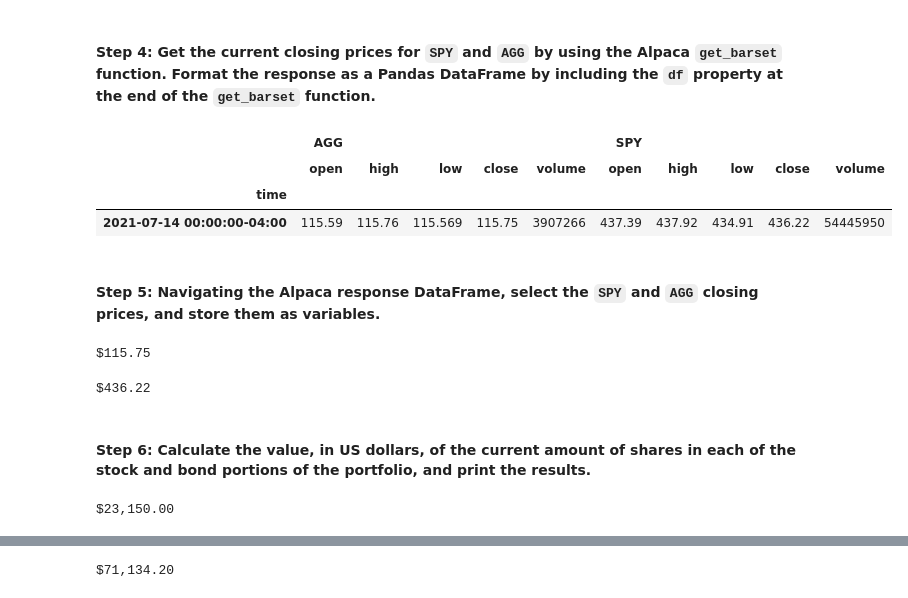
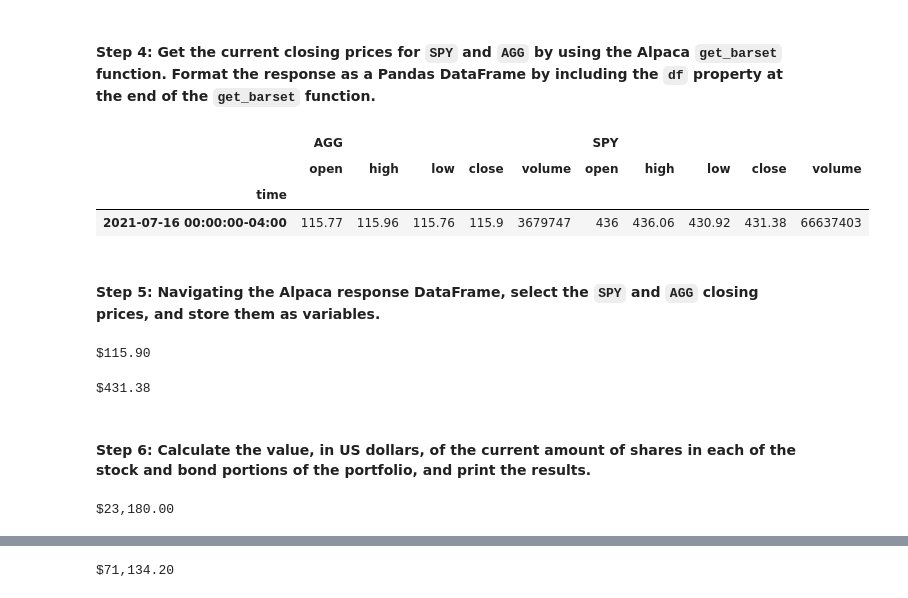
Before and after one commit to pentius00/05_Financial_Planner, a Jupyter notebook: financial_planning_tools.ipynb, the cells around one changed output, grey strips where cells are left out. Saved outputs shown, nothing was run; the diff lists cells and outputs as text; code cells hidden in the pictures.

Commit message:
update portfolio value calculation using yesterday's date

```diff
--- a/financial_planning_tools.ipynb
+++ b/financial_planning_tools.ipynb
@@ -208,9 +208,10 @@ tickers = ['SPY', 'AGG']
 
 # Set timeframe to 1D
 timeframe = '1D'
-# Format current date as ISO format
-# Set both the start and end date at the date of your prior weekday
 # This will give you the closing price of the previous trading day
-# Alternatively you can use a start and end date of 2020-08-07
-start_date = pd.Timestamp('2021-07-14', tz='America/New_York').isoformat()
-end_date = pd.Timestamp('2021-07-14', tz='America/New_York').isoformat()
+
+today = dt.datetime.now()
+offset = max(1, (today.weekday() + 6) % 7 -3)
+timedelta = dt.timedelta(offset)
+most_recent = today - timedelta
+print(most_recent)
@@ -219,14 +222,15 @@ end_date = pd.Timestamp('2021-07-14', tz='America/New_York').isoformat()
 # %%
 # Use the Alpaca get_barset function to get current closing prices the portfolio
 # Be sure to set the `df` property after the function to format the response object as a DataFrame
-prices_df = alpaca.get_barset(tickers, timeframe=timeframe, start=start_date, end=end_date).df
+#prices_df = alpaca.get_barset(tickers, timeframe=timeframe, start=start_date, end=end_date).df
+prices_df = alpaca.get_barset(tickers, timeframe=timeframe, limit=1, end=most_recent).df
 # Review the first 5 rows of the Alpaca DataFrame
 prices_df.head()
 # %% [output]
 |  | AGG |  |  |  |  | SPY |  |  |  |  |
 |  | open | high | low | close | volume | open | high | low | close | volume |
 | time |  |  |  |  |  |  |  |  |  |  |
-| 2021-07-14 00:00:00-04:00 | 115.59 | 115.76 | 115.569 | 115.75 | 3907266 | 437.39 | 437.92 | 434.91 | 436.22 | 54445950 |
+| 2021-07-16 00:00:00-04:00 | 115.77 | 115.96 | 115.76 | 115.9 | 3679747 | 436 | 436.06 | 430.92 | 431.38 | 66637403 |
 # %% [markdown]
 #### Step 5: Navigating the Alpaca response DataFrame, select the `SPY` and `AGG` closing prices, and store them as variables.
 # %%
@@ -237,7 +241,7 @@ agg_close_price = float(prices_df['AGG']['close'])
 # Print the AGG closing price
 print(f'${agg_close_price:,.2f}')
 # %% [output]
-$115.75
+$115.90
 # %%
 # Access the closing price for SPY from the Alpaca DataFrame
 # Converting the value to a floating point number
@@ -246,7 +250,7 @@ spy_close_price = float(prices_df['SPY']['close'])
 # Print the SPY closing price
 print(f'${spy_close_price:,.2f}')
 # %% [output]
-$436.22
+$431.38
 # %% [markdown]
 #### Step 6: Calculate the value, in US dollars, of the current amount of shares in each of the stock and bond portions of the portfolio, and print the results.
 # %%
@@ -256,7 +260,7 @@ agg_value = agg_close_price * agg_shares
 # Print the current value of the bond portfolio
 print(f'${agg_value:,.2f}')
 # %% [output]
-$23,150.00
+$23,180.00
 # %%
 # Calculate the current value of the stock portion of the portfolio
 spy_value = spy_close_price * spy_shares
```
Also changed, not shown: parts of 19 cells of this notebook.
